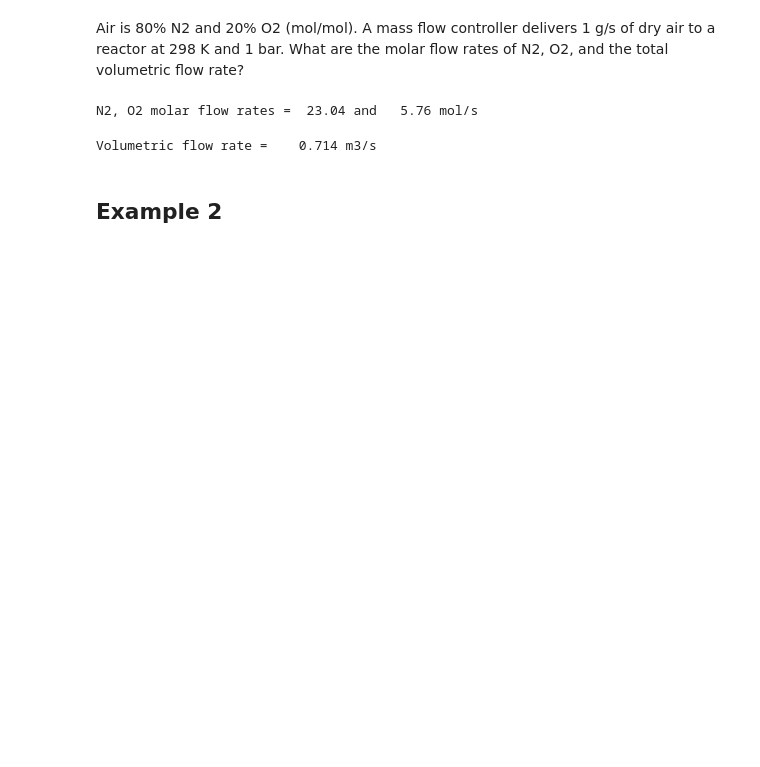
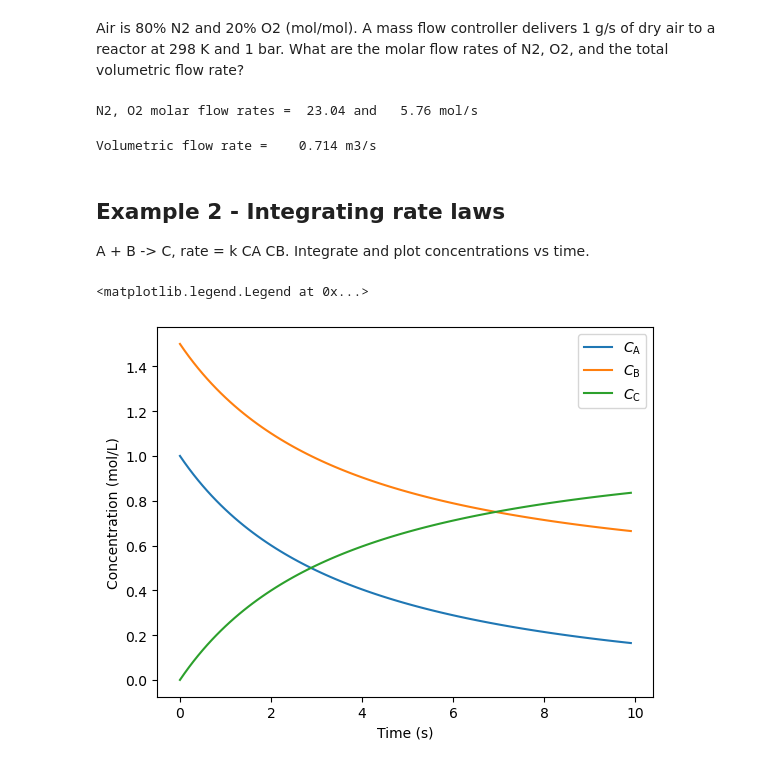
Before and after one commit to wmfschneider/CBE60546, a Jupyter notebook: Resources/Examples.ipynb, the cells around one changed output. Saved outputs shown, nothing was run; the diff lists cells and outputs as text; code cells hidden in the pictures; blank space fills up the shorter version.

Commit message:
Examples

```diff
--- a/Resources/Examples.ipynb
+++ b/Resources/Examples.ipynb
@@ -33,4 +33,43 @@ print("Volumetric flow rate = {0:8.3f} m3/s".format(Vdotair))
 # %% [output]
 Volumetric flow rate =    0.714 m3/s
 # %% [markdown]
-## Example 2
+## Example 2 - Integrating rate laws
+A + B -> C, rate = k CA CB. Integrate and plot concentrations vs time.
+# %%
+import numpy as np               #this lets up handles arrays of data
+import matplotlib.pyplot as plt
+from scipy.integrate import odeint, solve_ivp
+
+def dCdt(C,t,k):
+    dC_Adt = -k*C[0]*C[1]     # A + B -> C;  r = k CA CB
+    dC_Bdt = -k*C[0]*C[1]
+    dC_Cdt =  k*C[0]*C[1]
+    dCdt = [dC_Adt,dC_Bdt,dC_Cdt]
+    return dCdt
+
+# initialize concentrations
+C_0 = [1., 1.5, 0.]
+
+# initialize k's
+k = 0.2
+
+# Range of time to solve over
+t = np.arange(0,10,0.1)
+
+p = (k,) # turn parameters into a tuple
+# Solve two ODEs with odeint
+C = odeint(dCdt,C_0,t,p)
+
+C_A = C.transpose()[0] # Get C_A from C
+C_B = C.transpose()[1] # Get C_B from C
+C_C = C.transpose()[2]
+plt.figure()
+plt.plot(t,C_A,'-',label=r'$C_{\rm A}$')
+plt.plot(t,C_B,'-',label=r'$C_{\rm B}$')
+plt.plot(t,C_C,'-',label=r'$C_{\rm C}$')
+plt.xlabel('Time (s)')
+plt.ylabel('Concentration (mol/L)')
+plt.legend()
+# %% [output]
+<matplotlib.legend.Legend at 0x...>
+[figure, added]
```
Also changed, not shown: parts of 19 cells of this notebook, 3 other files.
